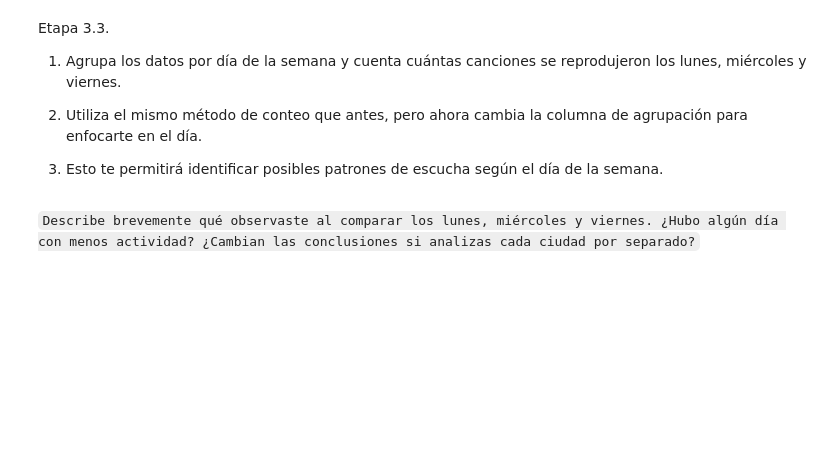
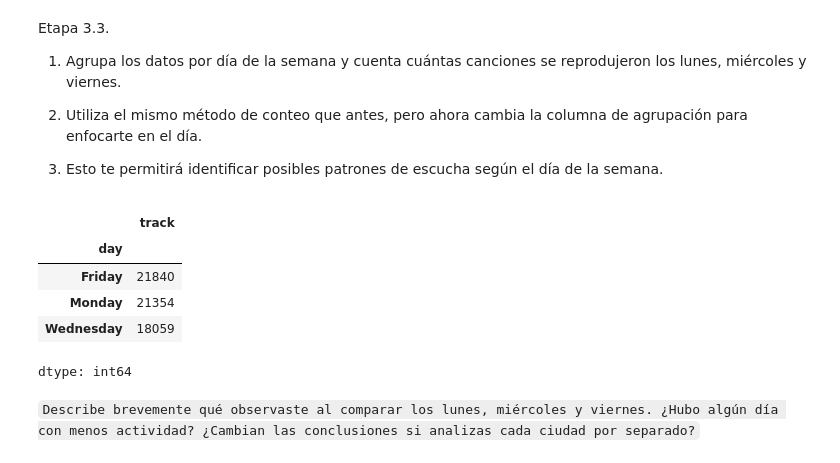
Before and after one commit to Davichobacter/data_science, a Jupyter notebook: notebook_sprint_3.ipynb, the cells around one changed output. Drawn from its saved outputs; the diff is of its cells as text; code cells hidden in the pictures; blank space fills up the shorter version.

```diff
--- a/notebook_sprint_3.ipynb
+++ b/notebook_sprint_3.ipynb
@@ -427,6 +522,14 @@ Etapa 3.3.
 3. Esto te permitirá identificar posibles patrones de escucha según el día de la semana.
 # %%
 # Calcula las canciones reproducidas en cada uno de los tres días
+df.groupby('day')['track'].count()
+# %% [output]
+|  | track |
+| day |  |
+| Friday | 21840 |
+| Monday | 21354 |
+| Wednesday | 18059 |
+dtype: int64
 # %% [markdown]
 `Describe brevemente qué observaste al comparar los lunes, miércoles y viernes. ¿Hubo algún día con menos actividad? ¿Cambian las conclusiones si analizas cada ciudad por separado?`
 # %% [markdown]
```
Also changed, not shown: parts of 9 cells of this notebook.
